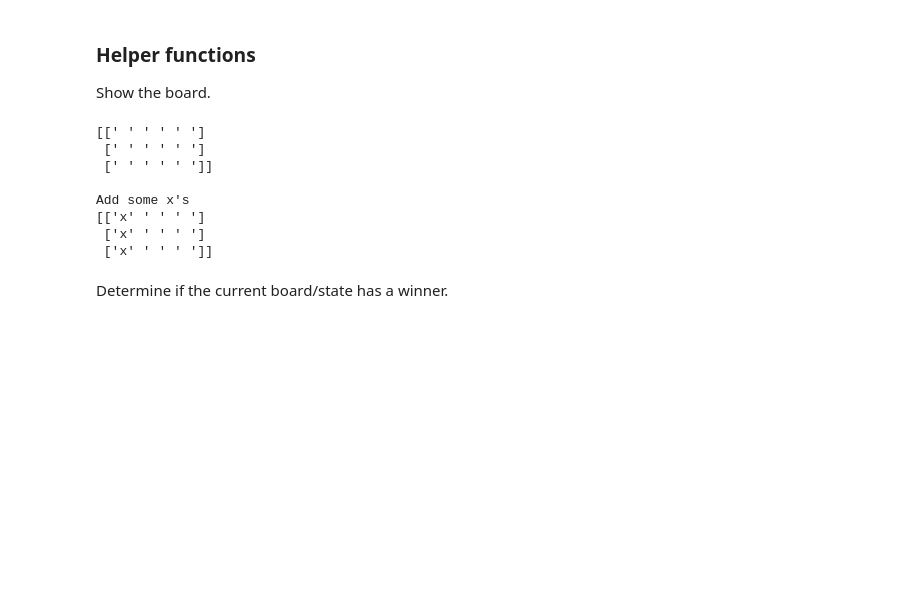
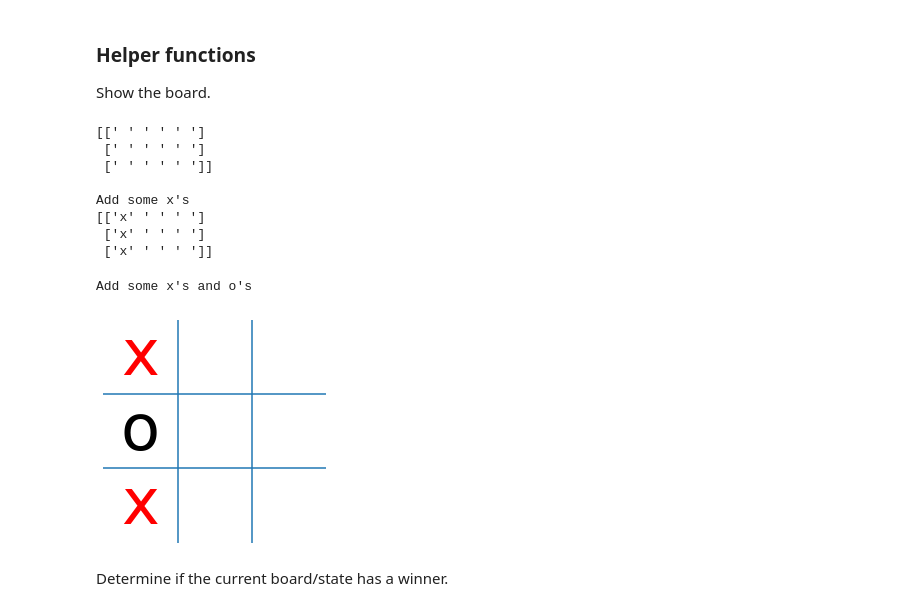
Before and after one commit to mhahsler/CS7320-AI, a Jupyter notebook: Games/tictactoe_interactive.ipynb, the cells around one changed output. Drawn from its saved outputs; the diff is of its cells as text; code cells hidden in the pictures; blank space fills up the shorter version.

Commit message:
added better visualization.

```diff
--- a/Games/tictactoe_interactive.ipynb
+++ b/Games/tictactoe_interactive.ipynb
@@ -19,18 +19,18 @@ Show the board.
 # %%
 import numpy as np
 
-def show_board(board):
+def show_board_text(board):
     """display the board"""
     b = np.array(board).reshape((3,3))
     print(b)
 
 board = empty_board()
-show_board(board)
+show_board_text(board)
 
 print()
 print("Add some x's")
 board[0] = 'x'; board[3] = 'x'; board[6] = 'x';
-show_board(board)
+show_board_text(board)
 # %% [output]
 [[' ' ' ' ' ']
  [' ' ' ' ' ']
@@ -40,6 +40,49 @@ Add some x's
 [['x' ' ' ' ']
  ['x' ' ' ' ']
  ['x' ' ' ' ']]
+# %%
+%matplotlib inline
+
+import matplotlib.pyplot as plt
+from matplotlib.colors import ListedColormap
+
+
+def show_board(board, help = False, colors = {' ': 'white', 'x': 'red', 'o': 'black'}):
+    b = np.array(board).reshape((3,3))
+
+    fig = plt.matshow(np.zeros((3, 3)), cmap = ListedColormap(['w']))
+    fig.axes.axis('off')
+
+    plt.hlines([.5, 1.5], -.5, 2.5)
+    plt.vlines([.5, 1.5], -.5, 2.5)
+
+    for row in range(3):
+        for col in range(3):
+            plt.text(row, col, b[col, row],
+                 fontsize = 64,
+                 color = colors[b[col, row]],
+                 horizontalalignment = 'center',
+                 verticalalignment = 'center')
+
+    if help:
+        for row in range(3):
+            for col in range(3):
+                plt.text(col, row - .4, col + 3 * row,
+                     fontsize = 12,
+                     color = 'gray',
+                     horizontalalignment = 'center',
+                     verticalalignment = 'center')
+
+
+    plt.show()
+
+print()
+print("Add some x's and o's")
+board[0] = 'x'; board[3] = 'o'; board[6] = 'x';
+show_board(board)
+# %% [output]
+Add some x's and o's
+[figure, added]
 # %% [markdown]
 Determine if the current board/state has a winner.
 # %%
```
Also changed, not shown: parts of 9 cells of this notebook.
